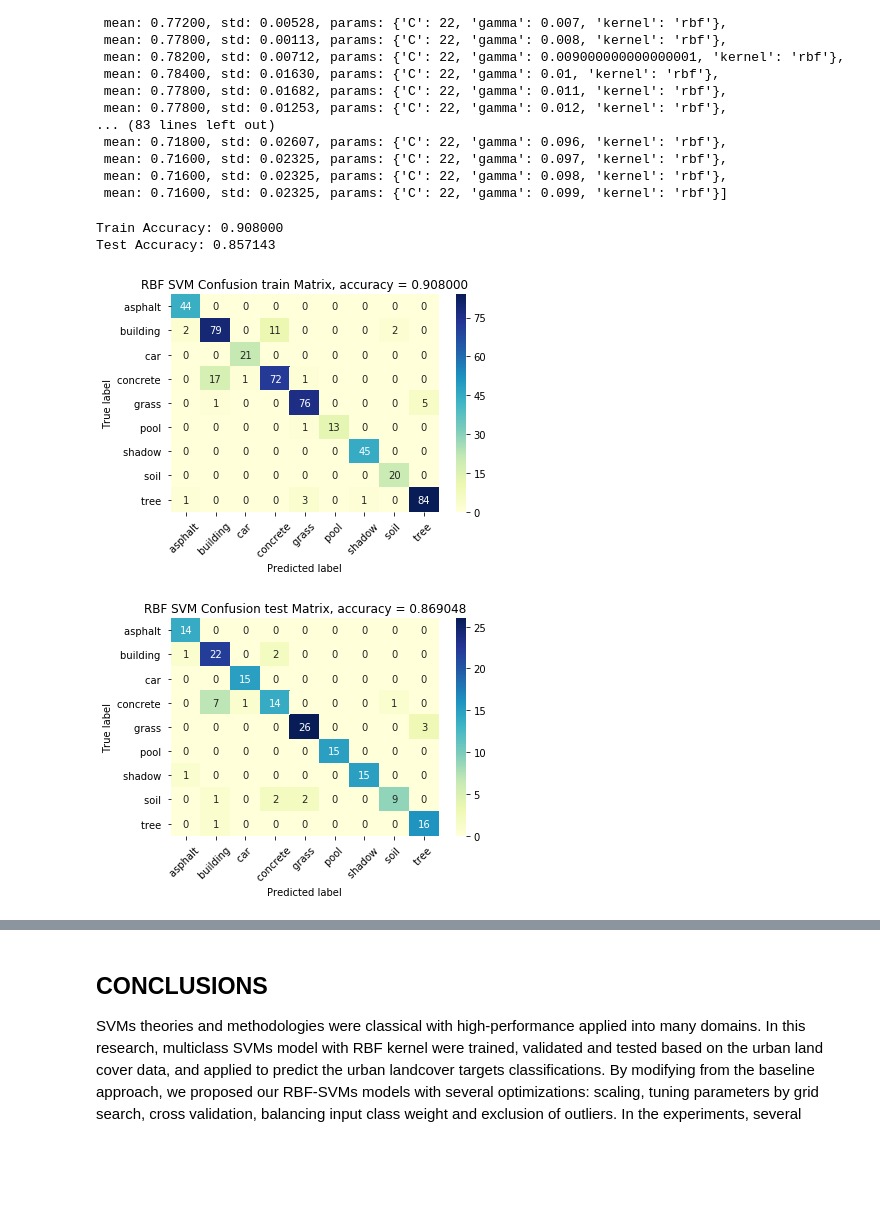
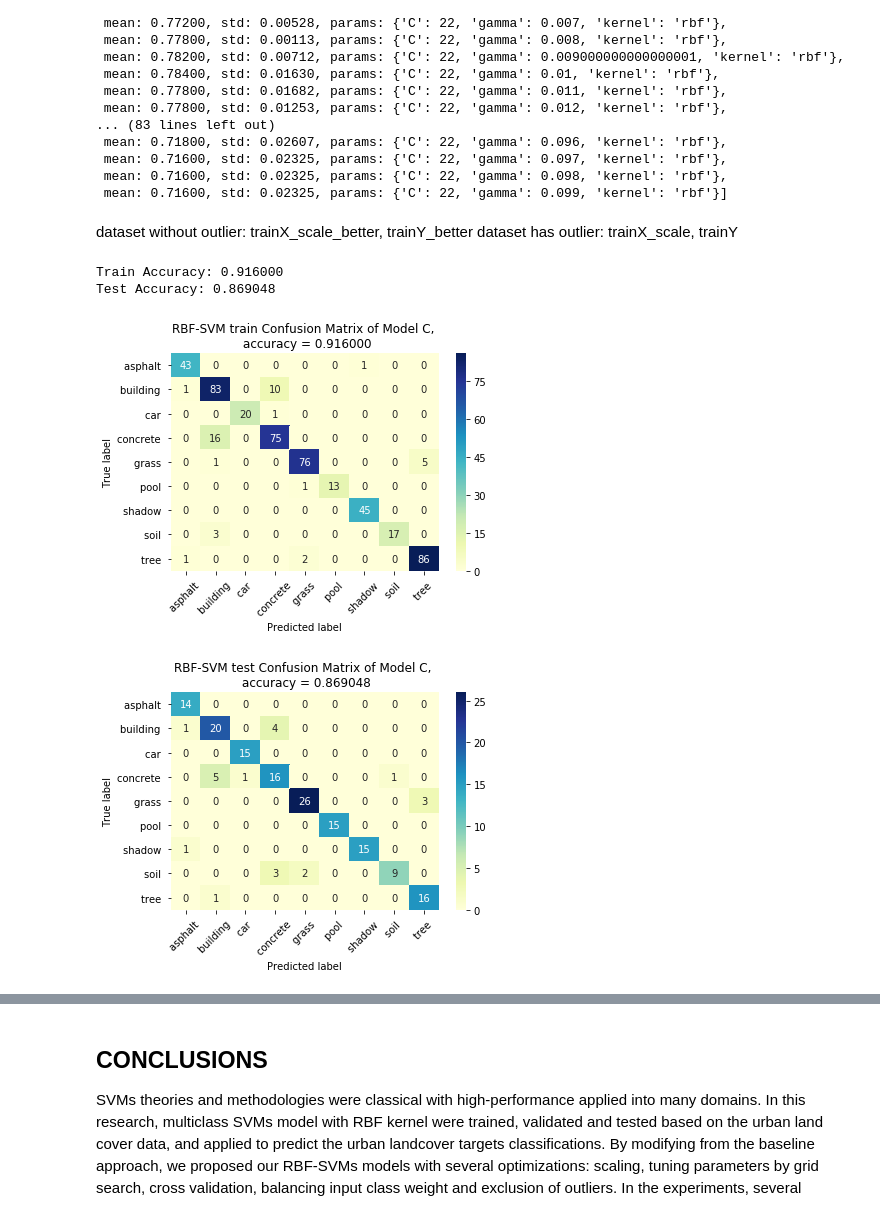
Before and after one commit to alex44jzy/NUS-CI1-CA1, a Jupyter notebook: svm/svmpy.ipynb, the cells around one changed output, grey strips where cells are left out. Saved outputs shown, nothing was run; the diff lists cells and outputs as text; code cells hidden in the pictures; blank space fills up the shorter version.

```diff
--- a/svm/svmpy.ipynb
+++ b/svm/svmpy.ipynb
@@ -267,8 +283,9 @@ trainY.shape
 Handle outliers from the train dataset, in that the svm is sensetive for the outliers.
 # %%
 outliers = trainX_scale.loc[(trainX_scale > 6).any(1)]
-trainX_scale = trainX_scale.drop(outliers.index)
-trainY = trainY.drop(outliers.index)
+trainX_scale_better = trainX_scale.drop(outliers.index)
+trainY_better = trainY.drop(outliers.index)
 
-pd.DataFrame(trainX_scale).boxplot()
+bxplot = pd.DataFrame(trainX_scale_better).boxplot()
+bxplot.xaxis.set_ticklabels(trainX_scale_better.columns, rotation=60)
 # %% [output]
@@ -277,20 +310,19 @@ pd.DataFrame(trainX_scale).boxplot()
 # %%
 # SVM RBF
+# dataset without outlier: trainX_scale_better, trainY_better
+# dataset has outlier: trainX_scale, trainY
 
 # cRange = [1, 10, 100, 1000]
 # gammaRange = [1e-1, 1e-2, 1e-3, 1e-4, 1e-5]
-# cRange = range(10, 30)
+# cRange = range(5, 30)
 
 cRange = [22]
 gammas= range(1, 100)
 gammaRange = 0.001 * np.array(gammas)
-
-
 parameters = [{'kernel': ['rbf'], 'gamma': gammaRange,
                      'C': cRange}]
-
-clf = GridSearchCV(cv = 3, estimator=SVC(decision_function_shape='ovr'), param_grid = parameters)
-clf.fit(trainX_scale, trainY)
+clf = GridSearchCV(cv = 3, estimator=SVC(decision_function_shape='ovo', class_weight="balanced"), param_grid = parameters)
+clf.fit(trainX_scale_better, trainY_better)
 print("Best parameters for the C and gamma: %s" % clf.best_params_)
 print("Best parameters accuracy for validation: %s" % clf.best_score_)
 clf.grid_scores_
@@ -314,30 +346,33 @@ Best parameters accuracy for validation: 0.784
  mean: 0.71600, std: 0.02325, params: {'C': 22, 'gamma': 0.097, 'kernel': 'rbf'},
  mean: 0.71600, std: 0.02325, params: {'C': 22, 'gamma': 0.098, 'kernel': 'rbf'},
  mean: 0.71600, std: 0.02325, params: {'C': 22, 'gamma': 0.099, 'kernel': 'rbf'}]
+# %% [markdown]
+dataset without outlier: trainX_scale_better, trainY_better
+dataset has outlier: trainX_scale, trainY
 # %%
-rbf_svm = SVC(kernel = 'rbf', C=22, gamma=0.01, random_state = 25, decision_function_shape='ovo', class_weight='balanced')
+rbf_svm = SVC(kernel = 'rbf', C=29, gamma=0.01, random_state = 25, decision_function_shape='ovo')
 rbf_svm.fit(trainX_scale, trainY)
 # rbf_svm
-trainY_pred = rbf_svm.predict(trainX_scale)
-accuracyTrain = accuracy_score(trainY, trainY_pred)
+trainY_pred = rbf_svm.predict(trainX_scale_better)
+accuracyTrain = accuracy_score(trainY_better, trainY_pred)
 print("Train Accuracy: %f" % accuracyTrain)
 
 testY_pred = rbf_svm.predict(testX_scale)
 testY_pred
 
 accuracyTest = accuracy_score(testY, testY_pred)
 print("Test Accuracy: %f" % accuracyTest)
 
-cm = confusion_matrix(trainY, trainY_pred)
-title = 'RBF SVM Confusion train Matrix, accuracy = %f' % accuracyTrain
+cm = confusion_matrix(trainY_better, trainY_pred)
+title = 'RBF-SVM train Confusion Matrix of Model C, \n accuracy = %f' % accuracyTrain
 drawConfusionMatrix(title, cm)
 # %% [output]
-Train Accuracy: 0.908000
-Test Accuracy: 0.857143
+Train Accuracy: 0.916000
+Test Accuracy: 0.869048
-[figure, old version]
+[figure, new version]
 # %%
 cm = confusion_matrix(testY, testY_pred)
-title = 'RBF SVM Confusion test Matrix, accuracy = %f' % accuracyTest
+title = 'RBF-SVM test Confusion Matrix of Model C, \n accuracy = %f' % accuracyTest
 drawConfusionMatrix(title, cm)
 # %% [output]
-[figure, old version]
+[figure, new version]
```
Also changed, not shown: parts of 11 cells of this notebook, 11 other files.
